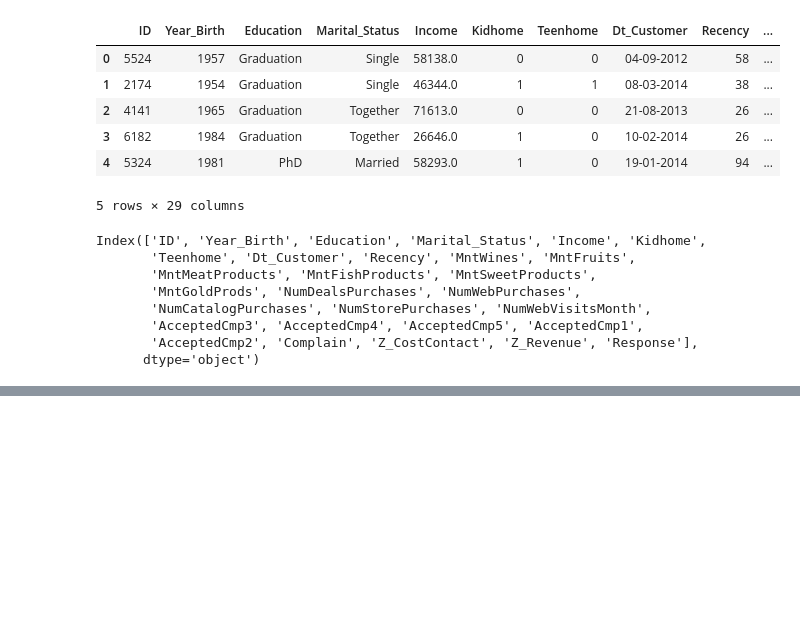
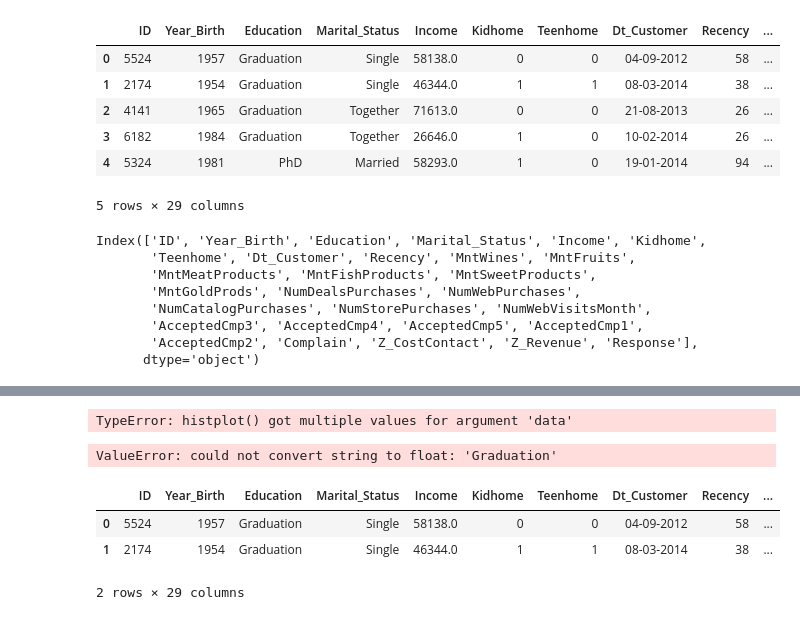
Before and after one commit to NervousBlakedown/customer_behavior_modeling, a Jupyter notebook: lead_scoring.ipynb, the cells around one changed output, grey strips where cells are left out. Saved outputs shown, nothing was run; the diff lists cells and outputs as text; code cells hidden in the pictures; blank space fills up the shorter version.

```diff
--- a/lead_scoring.ipynb
+++ b/lead_scoring.ipynb
@@ -27,0 +163,43 @@ Index(['ID', 'Year_Birth', 'Education', 'Marital_Status', 'Income', 'Kidhome',
+# %%
+import seaborn as sns
+import matplotlib.pyplot as plt
+
+# Compare distributions
+sns.histplot(df['Income'], kde=True, label='Without Missing Income', color='blue', data=df[df['Income'].notnull()])
+sns.histplot(df['Income'], kde=True, label='With Missing Income', color='red', data=df[df['Income'].isnull()])
+plt.legend()
+plt.title("Comparison of Total Spent with and without Missing Income")
+plt.show()
+# %% [output]
+TypeError: histplot() got multiple values for argument 'data'
+# %%
+from sklearn.ensemble import RandomForestClassifier
+from sklearn.model_selection import train_test_split
+
+# For demonstration purposes, let's say 'Accepted_Any_Campaign' is the target
+X = df.drop(columns=['AcceptedCmp1'])
+y = df['AcceptedCmp1']
+
+# Fill missing data temporarily for modeling purposes
+X = X.fillna(0)  # You can use other imputation strategies here
+
+# Train a random forest model
+X_train, X_test, y_train, y_test = train_test_split(X, y, test_size=0.2, random_state=42)
+rf = RandomForestClassifier()
+rf.fit(X_train, y_train)
+
+# Feature importance
+importance = rf.feature_importances_
+feature_importance = pd.Series(importance, index=X.columns)
+feature_importance.sort_values().plot(kind='barh', figsize=(10,6))
+plt.title('Feature Importance in Lead Scoring')
+plt.show()
+# %% [output]
+ValueError: could not convert string to float: 'Graduation'
+# %%
+df.head(2)
+# %% [output]
+|  | ID | Year_Birth | Education | Marital_Status | Income | Kidhome | Teenhome | Dt_Customer | Recency | ... |
+| 0 | 5524 | 1957 | Graduation | Single | 58138.0 | 0 | 0 | 04-09-2012 | 58 | ... |
+| 1 | 2174 | 1954 | Graduation | Single | 46344.0 | 1 | 1 | 08-03-2014 | 38 | ... |
+2 rows × 29 columns
```
Also changed, not shown: parts of 15 cells of this notebook.
